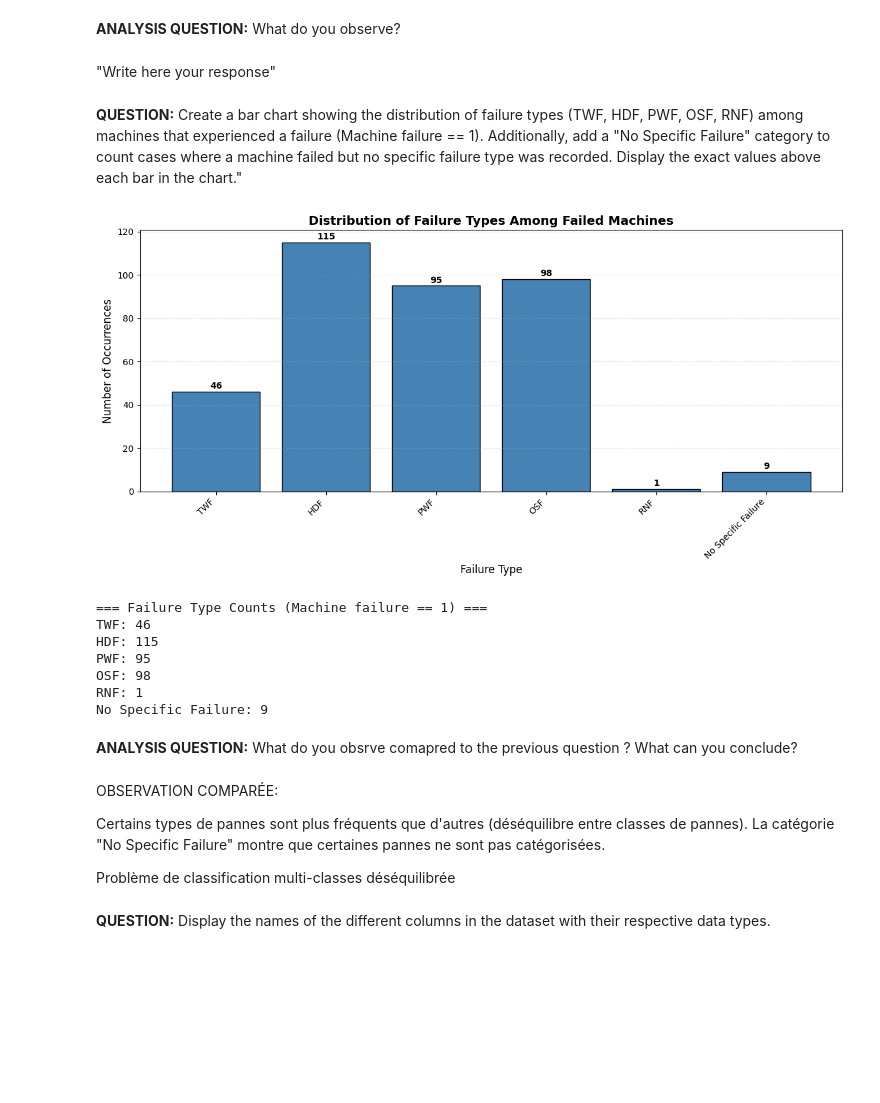
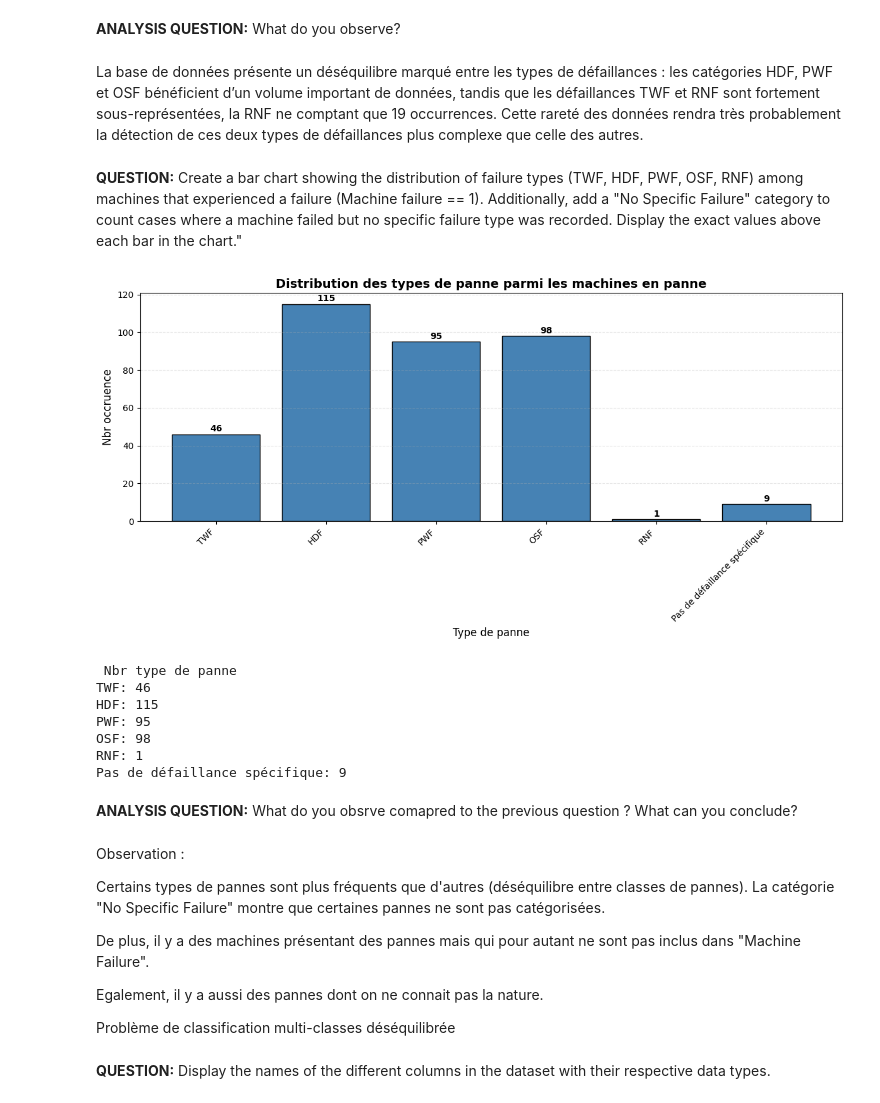
Before and after one commit to simzig/IA_EMBARQUE, a Jupyter notebook: TP_IA_EMBARQUEE.ipynb, the cells around one changed output. Saved outputs shown, nothing was run; the diff lists cells and outputs as text; code cells hidden in the pictures; blank space fills up the shorter version.

```diff
--- a/TP_IA_EMBARQUEE.ipynb
+++ b/TP_IA_EMBARQUEE.ipynb
@@ -148,72 +150,68 @@ OSF: 98
 RNF: 19
 # %% [markdown]
 **ANALYSIS QUESTION:** What do you observe?
-# %% [markdown]
-"Write here your response"
+# %% [markdown]
+La base de données présente un déséquilibre marqué entre les types de défaillances : les catégories HDF, PWF et OSF bénéficient d’un volume important de données, tandis que les défaillances TWF et RNF sont fortement sous-représentées, la RNF ne comptant que 19 occurrences. Cette rareté des données rendra très probablement la détection de ces deux types de défaillances plus complexe que celle des autres.
 # %% [markdown]
 **QUESTION:** Create a bar chart showing the distribution of failure types (TWF, HDF, PWF, OSF, RNF) among machines that experienced a failure (Machine failure == 1). Additionally, add a "No Specific Failure" category to count cases where a machine failed but no specific failure type was recorded. Display the exact values above each bar in the chart."
 # %%
-# Filter only machines that experienced a failure
 df_failures = df[df['Machine failure'] == 1]
 
-# Failure types to count
 failure_types = ['TWF', 'HDF', 'PWF', 'OSF', 'RNF']
-
-# Count occurrences of each specific failure type
 type_counts = {ft: df_failures[ft].sum() for ft in failure_types}
 
-# Add "No Specific Failure": machines that failed but no specific failure type was recorded
 no_specific = df_failures[
     (df_failures['TWF'] == 0) &
     (df_failures['HDF'] == 0) &
     (df_failures['PWF'] == 0) &
     (df_failures['OSF'] == 0) &
     (df_failures['RNF'] == 0)
 ]
-type_counts['No Specific Failure'] = len(no_specific)
+type_counts['Pas de défaillance spécifique'] = len(no_specific)
 
-# Create the bar chart
 plt.figure(figsize=(12, 6))
 categories = list(type_counts.keys())
 values = list(type_counts.values())
 bars = plt.bar(categories, values, color='steelblue', edgecolor='black')
 
-plt.xlabel('Failure Type', fontsize=12)
-plt.ylabel('Number of Occurrences', fontsize=12)
-plt.title('Distribution of Failure Types Among Failed Machines', fontsize=14, fontweight='bold')
+plt.xlabel('Type de panne', fontsize=12)
+plt.ylabel('Nbr occruence', fontsize=12)
+plt.title('Distribution des types de panne parmi les machines en panne', fontsize=14, fontweight='bold')
 plt.xticks(rotation=45, ha='right')
 plt.grid(axis='y', alpha=0.3, linestyle='--')
 
-# Display exact counts above each bar
 for bar in bars:
     height = bar.get_height()
     plt.text(bar.get_x() + bar.get_width()/2., height + 0.5,
              f'{int(height)}', ha='center', va='bottom', fontsize=10, fontweight='bold')
 
 plt.tight_layout()
 plt.show()
 
-# Print numerical summary
-print("\n=== Failure Type Counts (Machine failure == 1) ===")
+print("\n Nbr type de panne")
 for k, v in type_counts.items():
     print(f"{k}: {v}")
 # %% [output]
-[figure, old version]
+[figure, new version]
-=== Failure Type Counts (Machine failure == 1) ===
+ Nbr type de panne
 TWF: 46
 HDF: 115
 PWF: 95
 OSF: 98
 RNF: 1
-No Specific Failure: 9
+Pas de défaillance spécifique: 9
 # %% [markdown]
 **ANALYSIS QUESTION:** What do you obsrve comapred to the previous question ? What can you conclude?
 # %% [markdown]
-OBSERVATION COMPARÉE:
+Observation :
 
 Certains types de pannes sont plus fréquents que d'autres (déséquilibre entre classes de pannes).
 La catégorie "No Specific Failure" montre que certaines pannes ne sont pas catégorisées.
 
+De plus, il y a des machines présentant des pannes mais qui pour autant ne sont pas inclus dans "Machine Failure".
+
+Egalement, il y a aussi des pannes dont on ne connait pas la nature.
+
 Problème de classification multi-classes déséquilibrée
 # %% [markdown]
 **QUESTION:** Display the names of the different columns in the dataset with their respective data types.
```
Also changed, not shown: parts of 27 cells of this notebook.
